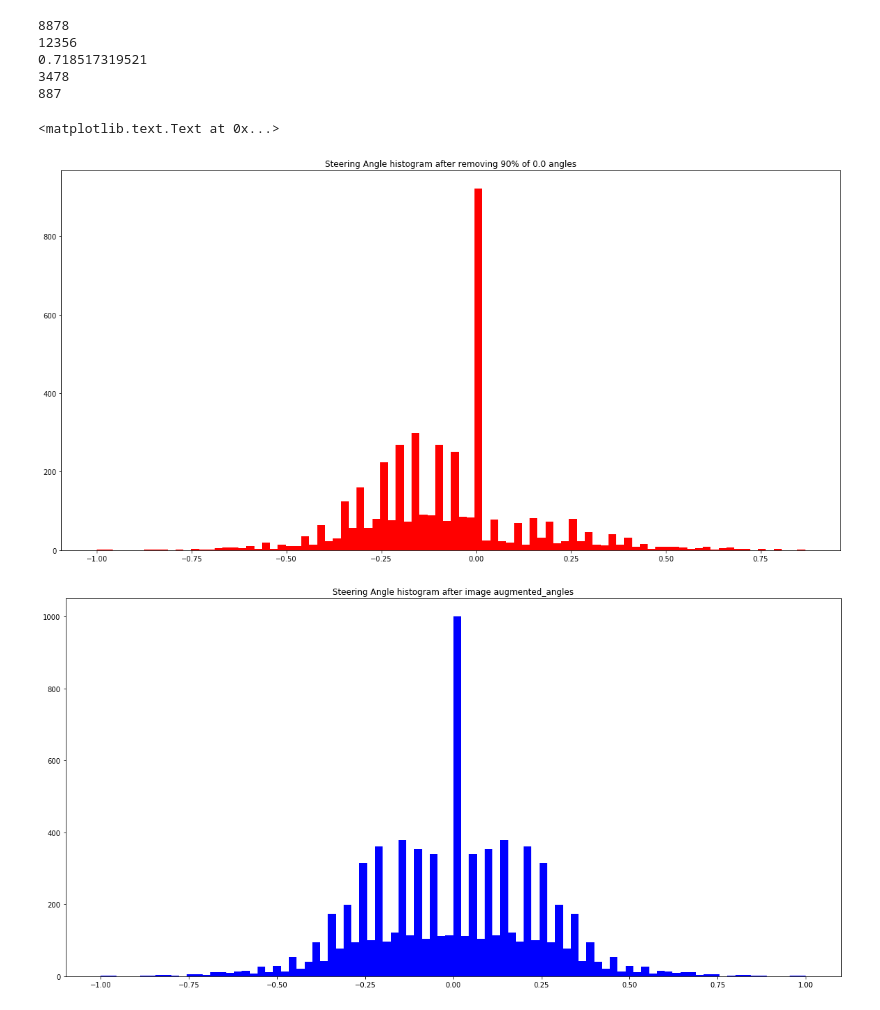
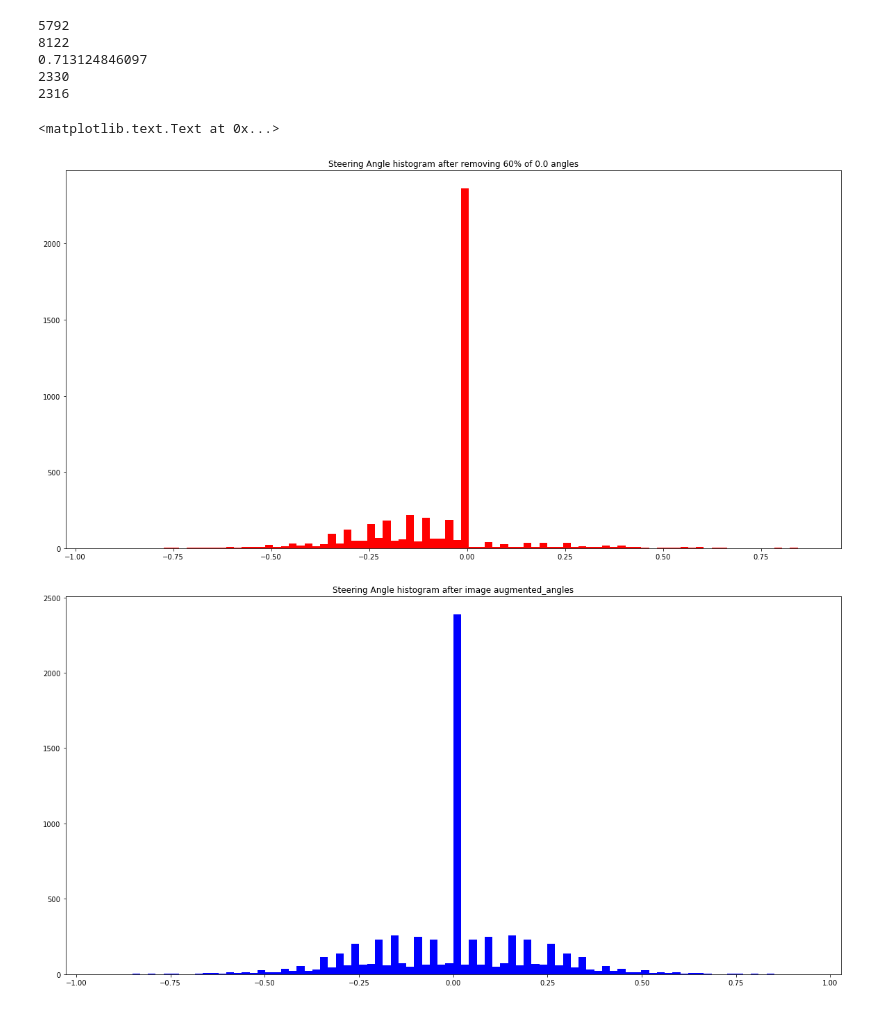
Before and after one commit to nonlining/CarND, a Jupyter notebook: CarND-Behavioral-Cloning-P3/model.ipynb, the cells around one changed output. Saved outputs shown, nothing was run; the diff lists cells and outputs as text; code cells hidden in the pictures.

```diff
--- a/CarND-Behavioral-Cloning-P3/model.ipynb
+++ b/CarND-Behavioral-Cloning-P3/model.ipynb
@@ -68,7 +64,7 @@ print(total_zeros/len(csv_lines))
 nonzero_angles_csv = csv_lines[~zero_index]
 zero_angles_csv = csv_lines[zero_index]
 
-keep_numbers = int((total_zeros*1) * .1)
+keep_numbers = int((total_zeros*1) * 0.4)
 
 keep_index = np.random.choice(len(zero_angles_csv), keep_numbers, replace=False)
 
@@ -79,39 +75,39 @@ print(len(zero_angles_csv))
 
 new_csv = np.concatenate((nonzero_angles_csv, zero_angles_csv), axis=0)
 
 new_csv = np.random.permutation(new_csv)
 
 
 new_angles = new_csv[:,3].astype(float)
 
 plt.figure(figsize = (20,10))
 plt.hist(new_angles, bins=90, color= 'red', linewidth=0.1)
-plt.title('Steering Angle histogram after removing 90% of 0.0 angles')
+plt.title('Steering Angle histogram after removing 60% of 0.0 angles')
 
 augmented_angles = []
 
 for angle in new_angles:
 
     if abs(angle) >= tol:
         flipped_angle = -1.0 * angle
         augmented_angles.append(flipped_angle)
 
 
 augmented_angles = np.array(augmented_angles)
 
 
 new_angles = np.concatenate((augmented_angles, new_angles), axis=0)
 
 plt.figure(figsize = (20,10))
 plt.hist(new_angles, bins=90, color= 'blue', linewidth=0.1)
 plt.title('Steering Angle histogram after image augmented_angles')
 # %% [output]
-8878
-12356
-0.718517319521
-3478
-887
+5792
+8122
+0.713124846097
+2330
+2316
 <matplotlib.text.Text at 0x...>
-[figure, old version]
+[figure, new version]
-[figure, old version]
+[figure, new version]
 # %%
```
Also changed, not shown: parts of 9 cells of this notebook, 5 other files.
